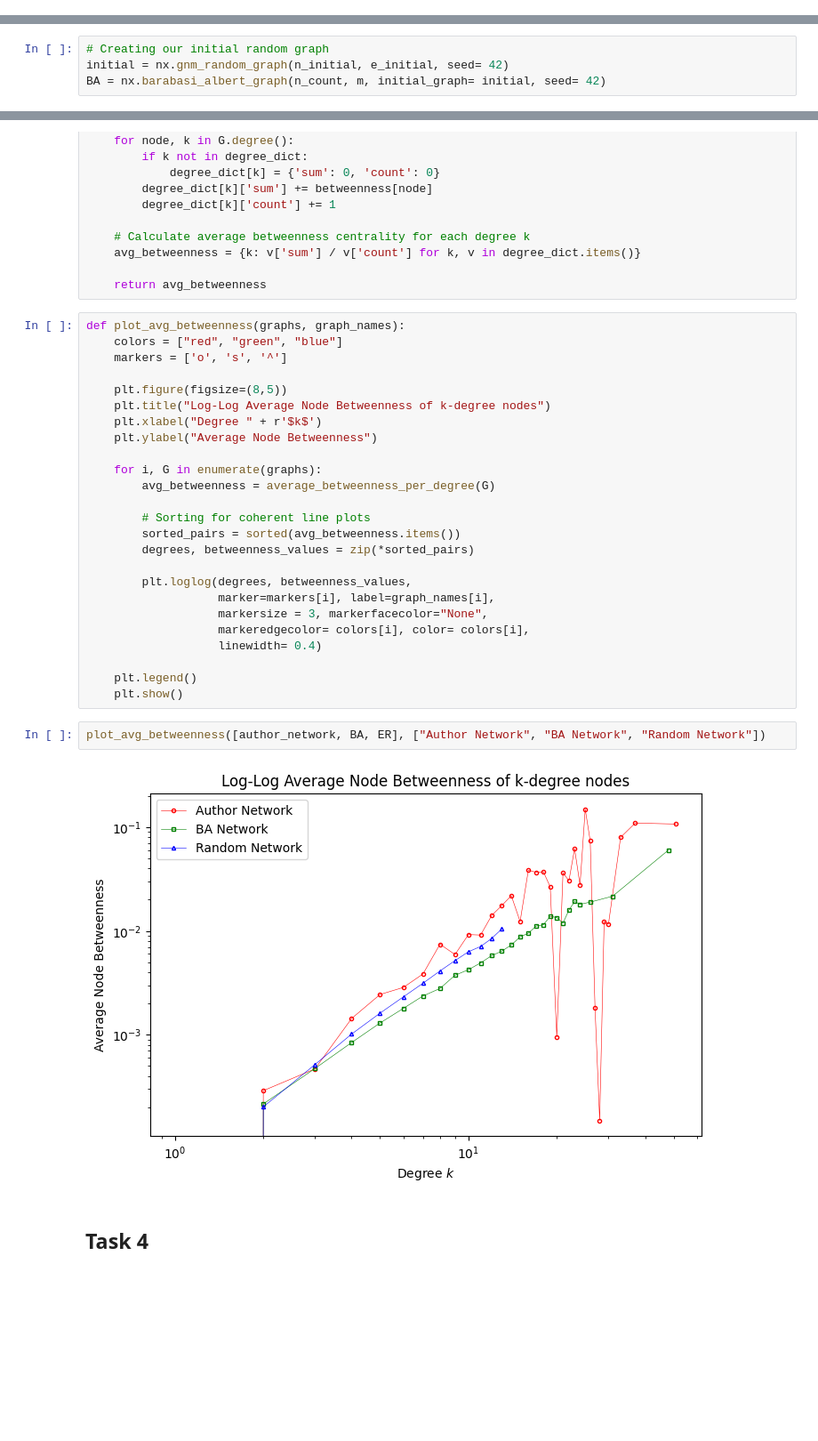
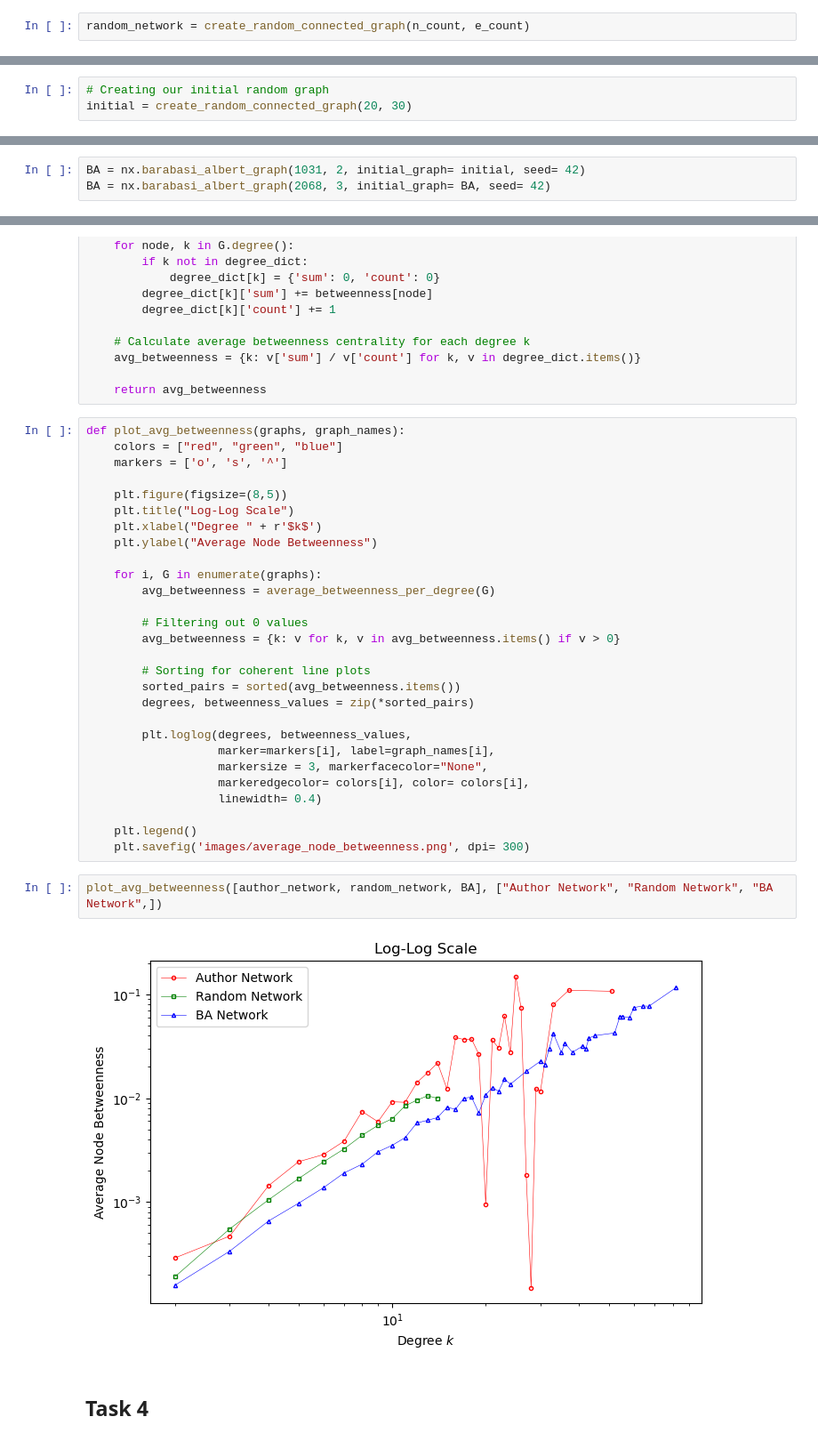
Before and after one commit to ignRyann/author-network-analysis, a Jupyter notebook: coursework1.ipynb, the cells around one changed output, grey strips where cells are left out. Shown: that part at 89% size. Drawn from its saved outputs; the diff is of its cells as text; blank space fills up the shorter version.

```diff
--- a/coursework1.ipynb
+++ b/coursework1.ipynb
@@ -86,0 +100,2 @@ ER = nx.gnm_random_graph(n_count, e_count, seed= 42)
+# %%
+random_network = create_random_connected_graph(n_count, e_count)
@@ -87,3 +107,6 @@ ER = nx.gnm_random_graph(n_count, e_count, seed= 42)
 # %% [markdown]
 ### Generating BA Network
+# %%
+# Creating our initial random graph
+initial = create_random_connected_graph(20, 30)
 # %% [markdown]
@@ -97,4 +151,3 @@ e_initial = 519
 # %%
-# Creating our initial random graph
-initial = nx.gnm_random_graph(n_initial, e_initial, seed= 42)
-BA = nx.barabasi_albert_graph(n_count, m, initial_graph= initial, seed= 42)
+BA = nx.barabasi_albert_graph(1031, 2, initial_graph= initial, seed= 42)
+BA = nx.barabasi_albert_graph(2068, 3, initial_graph= BA, seed= 42)
@@ -313,12 +361,15 @@ def plot_avg_betweenness(graphs, graph_names):
     markers = ['o', 's', '^']
 
     plt.figure(figsize=(8,5))
-    plt.title("Log-Log Average Node Betweenness of k-degree nodes")
+    plt.title("Log-Log Scale")
     plt.xlabel("Degree " + r'$k$')
     plt.ylabel("Average Node Betweenness")
 
     for i, G in enumerate(graphs):
         avg_betweenness = average_betweenness_per_degree(G)
+
+        # Filtering out 0 values
+        avg_betweenness = {k: v for k, v in avg_betweenness.items() if v > 0}
 
         # Sorting for coherent line plots
         sorted_pairs = sorted(avg_betweenness.items())
@@ -331,11 +382,11 @@ def plot_avg_betweenness(graphs, graph_names):
                    linewidth= 0.4)
 
     plt.legend()
-    plt.show()
+    plt.savefig('images/average_node_betweenness.png', dpi= 300)
 # %%
-plot_avg_betweenness([author_network, BA, ER], ["Author Network", "BA Network", "Random Network"])
+plot_avg_betweenness([author_network, random_network, BA], ["Author Network", "Random Network", "BA Network",])
 # %% [output]
-[figure, old version]
+[figure, new version]
 # %% [markdown]
 ## Task 4
 # %% [markdown]
```
Also changed, not shown: parts of 44 cells of this notebook, 10 other files.
